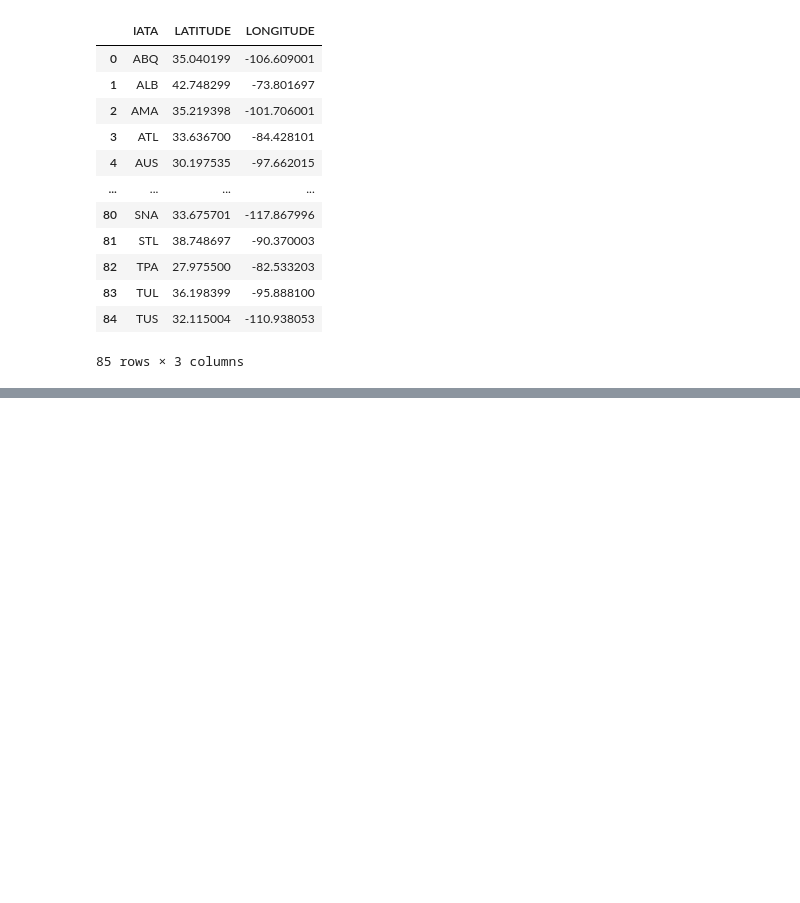
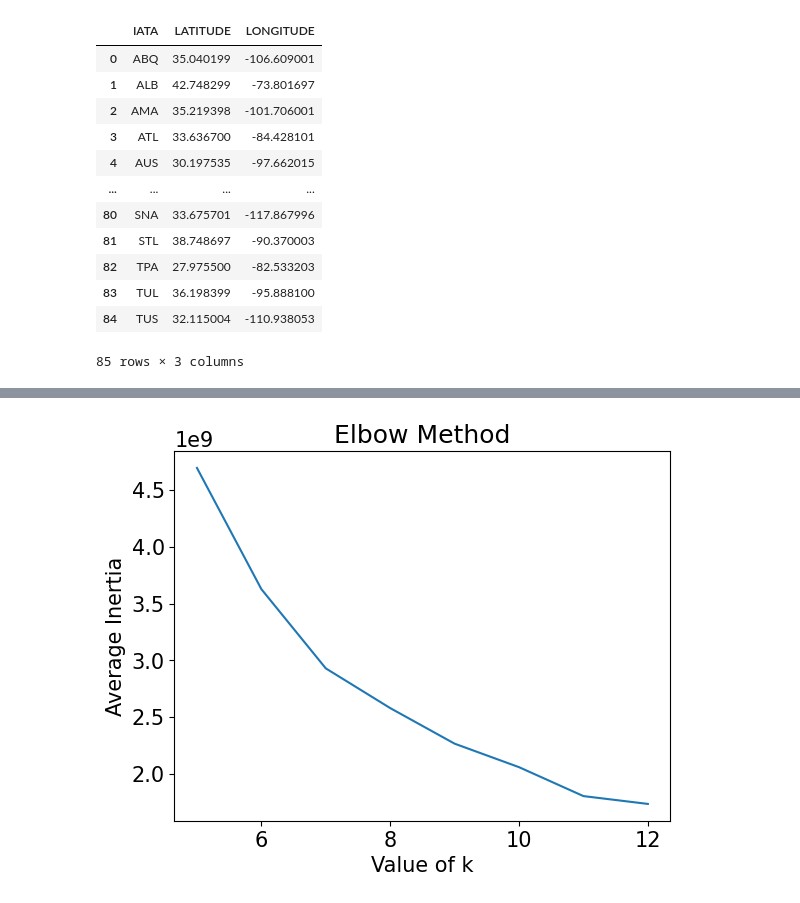
Before and after one commit to krutalp/Airline_Route_Analytics, a Jupyter notebook: Nihaar/Nihaar.ipynb, the cells around one changed output, grey strips where cells are left out. Saved outputs shown, nothing was run; the diff lists cells and outputs as text; code cells hidden in the pictures; blank space fills up the shorter version.

```diff
--- a/Nihaar/Nihaar.ipynb
+++ b/Nihaar/Nihaar.ipynb
@@ -2,7 +2,5 @@
 import numpy as np
 import pandas as pd
 import matplotlib.pyplot as plt
-from IPython.display import clear_output
-plt.rcParams.update({'font.size': 7})
 # %%
 sw_data=pd.read_csv("FINAL_EDGE_TABLE.csv",usecols=['Origin_Airport_Code','origin_lat','origin_long','passengers','sum_departures_performed'])
@@ -138,7 +136,7 @@ def k_means_haversine(coordinates,codes,weights,no_of_clusters):
 n=100
 airport_coordinates=sw_airports_location.values[:,1:3]
 airport_codes=sw_airports_location.values[:,0]
-weight=np.array(sw_passengers['average'])
+weight=np.array(sw_passengers['AVERAGE'])
 # %%
 #List of all airports
 sw_airports=sw_airports_location['IATA'].tolist()
@@ -218,0 +170,10 @@ print(dict(sorted(cc_frequency.items(),key=lambda x:x[1],reverse=True)))
+# %%
+#Plotting the average inertias against no. of clusters
+#Helps determine the ideal value of "k" via the elbow method
+plt.plot(range(5,13),av_inertia)
+plt.xlabel("Value of k")
+plt.ylabel("Average Inertia")
+plt.title("Elbow Method")
+plt.show()
+# %% [output]
+[figure, added]
```
Also changed, not shown: parts of 19 cells of this notebook.
